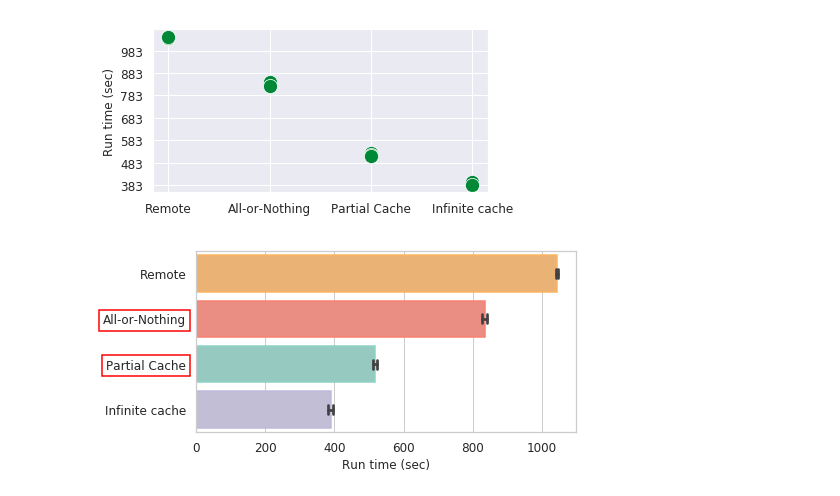
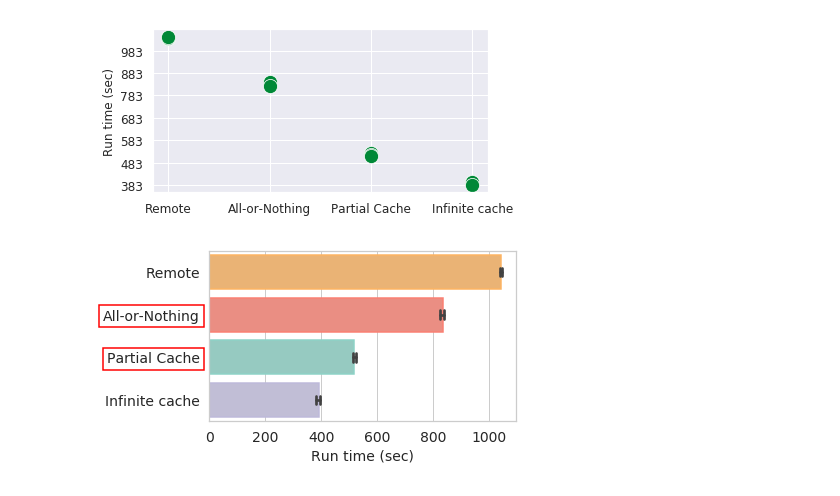
Before and after one commit to UmasouTTT/Kariz, a Jupyter notebook: expriments/microbenchmark/ipython/scheduler.ipynb, the cells around one changed output. Cells and saved outputs as stored; diff of their text form; code cells hidden in the pictures.

```diff
--- a/expriments/microbenchmark/ipython/scheduler.ipynb
+++ b/expriments/microbenchmark/ipython/scheduler.ipynb
@@ -129,30 +129,33 @@ plt.show()
 # %%
 sns.set_style("whitegrid")
 sns.set_context(rc = {'patch.linewidth': 1.5, 'patch.color': 'black'})
 
 fig, ax = plt.subplots(figsize=(6,3))
 sns.barplot(ax=ax, y='experiemnt_id', x = 'runtime', data=df,
             capsize=.2, palette=['#fdb462', '#fb8072', '#8dd3c7' , '#bebada'],
             orient = 'h', edgecolor=['#fdb462', '#fb8072', '#8dd3c7', '#bebada'])
 
 ax.set_yticks([0, 1, 2, 3])
 #ax.set_yticks(range(df['runtime'].min(), df['runtime'].max(), 100))
-ax.tick_params(axis='both', which='major', labelsize=12)
+ax.tick_params(axis='both', which='major', labelsize=14)
 ax.yaxis.set_major_formatter(ticker.FuncFormatter(format_xticks))
-ax.set_ylabel('')
-ax.set_xlabel("Run time (sec)")
+ax.set_ylabel('', fontsize=14)
+ax.set_xlabel("Run time (sec)", fontsize=14)
 
 label = ax.yaxis.get_ticklabels()[1]
 label.set_bbox(dict(facecolor='none', edgecolor='red'))
 
 label = ax.yaxis.get_ticklabels()[2]
 label.set_bbox(dict(facecolor='none', edgecolor='red'))
 
-plt.subplots_adjust(left=0.1, bottom=0.13, right=0.98, top=0.97)
+plt.subplots_adjust(left=0.27, bottom=0.18, right=0.98, top=0.97)
 plt.savefig('/local0/papers/KARIZ/OSDI20/Figures/fig_partial_vs_allnothing.pdf', format='pdf', dpi=200)
 plt.savefig('/local0/papers/KARIZ/OSDI20/Figures/fig_partial_vs_allnothing.png', format='png', dpi=200)
 
+#plt.savefig('/local0/papers/KARIZ/OSDI20/Figures/fig_partial_vs_allnothing.pdf', format='pdf', dpi=200)
+#plt.savefig('fig_partial_vs_allnothing.png', format='png', dpi=200)
+
 
 plt.show()
 # %% [output]
-[figure, old version]
+[figure, new version]
```
Also changed, not shown: 12 other files.
